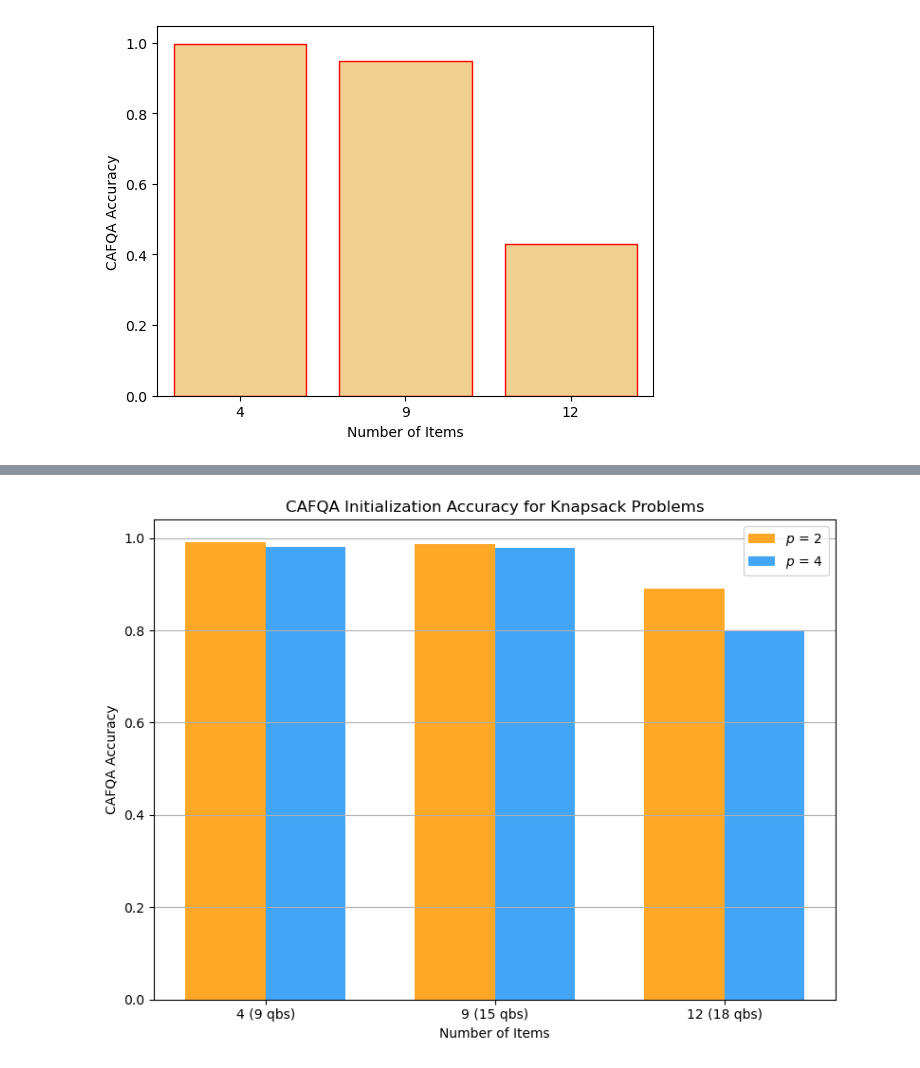
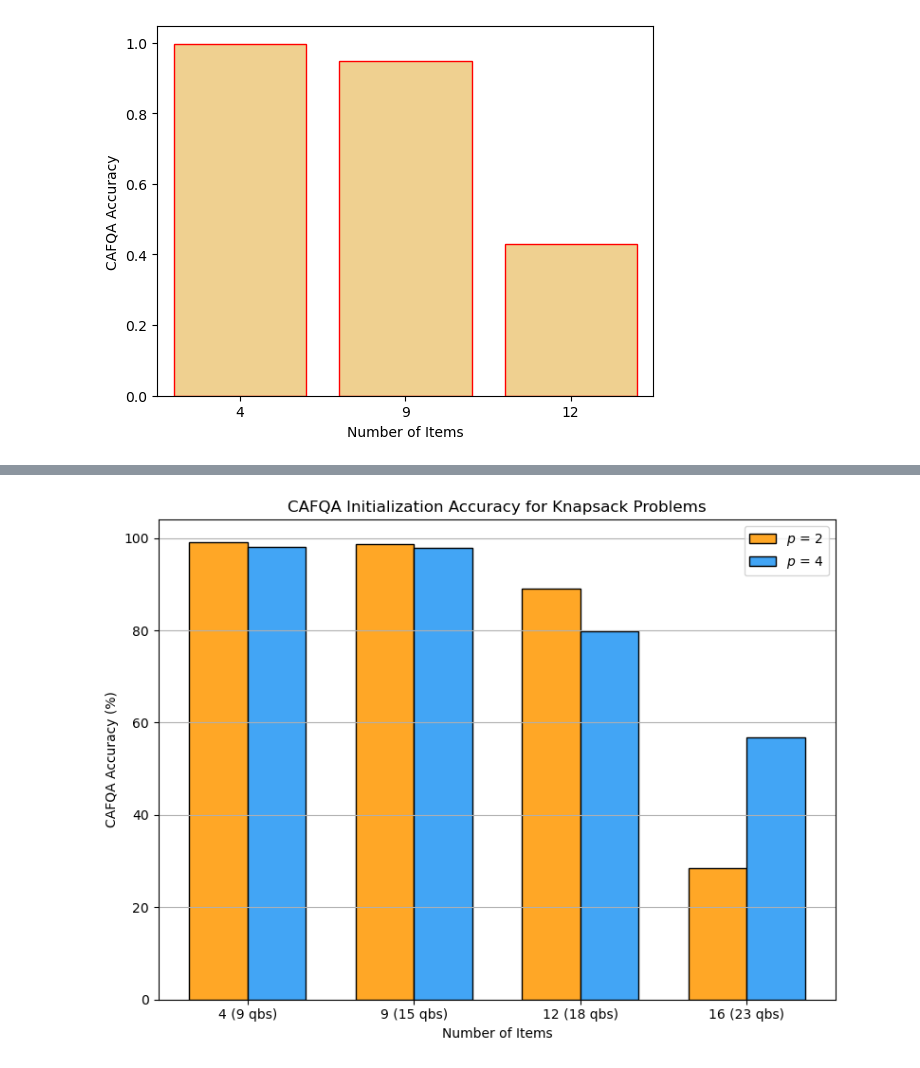
Before and after one commit to d-bharadwaj/SPIQ, a Jupyter notebook: playground_scripts/final_data_analysis.ipynb, the cells around one changed output, grey strips where cells are left out. Cells and saved outputs as stored; diff of their text form; code cells hidden in the pictures.

Commit message:
data: updated plots for data analysis

```diff
--- a/playground_scripts/final_data_analysis.ipynb
+++ b/playground_scripts/final_data_analysis.ipynb
@@ -625,34 +693,33 @@ sns.barplot(
 # %%
-# Dummy data for two layers per number of items
-item_sizes = [4, 9, 12]
+# CAFQA initialization accuracy for Knapsack: p=2 vs p=4
+
+item_sizes = [4, 9, 12, 16]
 layers = [2, 4]
-# Example dummy CAFQA accuracy values for each (item_size, layer)
 dummy_accuracies = {
     (4, 2): 0.99, (4, 4): 0.98,
     (9, 2): 44194/44800.5, (9, 4): 43860/44800.5,
-    (12, 2): 148133.5/166236.5, (12, 4): 132867/166326.5
+    (12, 2): 148133.5/166236.5, (12, 4): 132867/166326.5,
+    (16, 2): 91840/323296.5, (16,    4): 183680/323296.5
 }
 
-# Prepare data for plotting
 bar_width = 0.35
 index = np.arange(len(item_sizes))
 
-layer1 = [dummy_accuracies[(n, 2)] for n in item_sizes]
-layer2 = [dummy_accuracies[(n, 4)] for n in item_sizes]
+layer1 = [dummy_accuracies[(n, 2)] * 100 for n in item_sizes]
+layer2 = [dummy_accuracies[(n, 4)] * 100 for n in item_sizes]
 
 fig, ax = plt.subplots(figsize=(8, 6))
-ax.bar(index - bar_width/2, layer1, bar_width, label='$p$ = 2', color='#FFA726')
-ax.bar(index + bar_width/2, layer2, bar_width, label='$p$ = 4 ', color='#42A5F5')
+ax.bar(index - bar_width/2, layer1, bar_width, label='$p$ = 2', color='#FFA726',edgecolor='black')
+ax.bar(index + bar_width/2, layer2, bar_width, label='$p$ = 4', color='#42A5F5',edgecolor='black')
 
 ax.set_xticks(index)
-ax.set_xticklabels([str(n) for n in item_sizes])
+ax.set_xticklabels(["4 (9 qbs)", "9 (15 qbs)", "12 (18 qbs)", "16 (23 qbs)"])
 ax.set_xlabel('Number of Items')
-ax.set_ylabel('CAFQA Accuracy')
+ax.set_ylabel('CAFQA Accuracy (%)')
 ax.set_title('CAFQA Initialization Accuracy for Knapsack Problems')
 ax.legend()
-ax.set_xticklabels(["4 (9 qbs)", "9 (15 qbs)","12 (18 qbs)"])
 ax.grid(axis='y')
 plt.tight_layout()
 plt.show()
 # %% [output]
-[figure, old version]
+[figure, new version]
```
Also changed, not shown: parts of 12 cells of this notebook, 6 other files.
